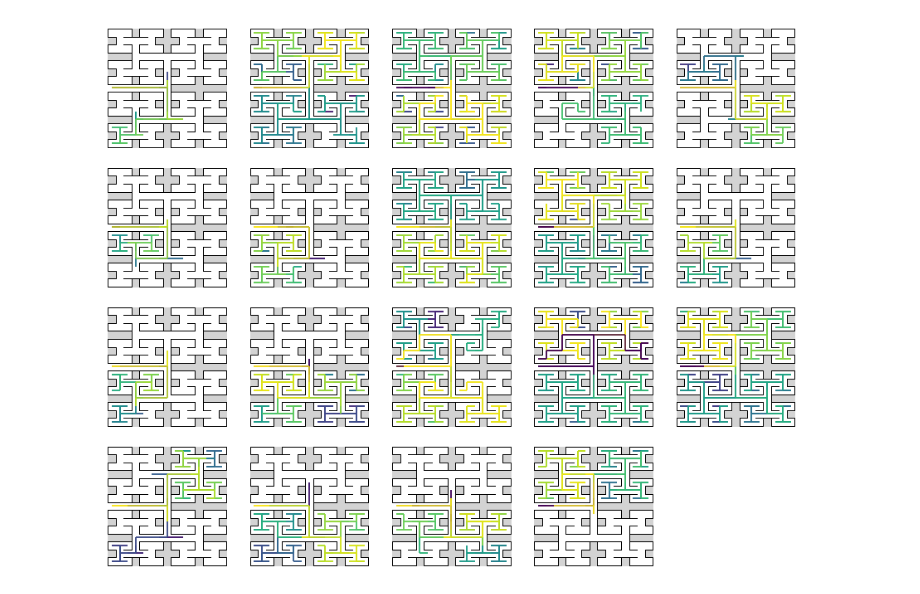
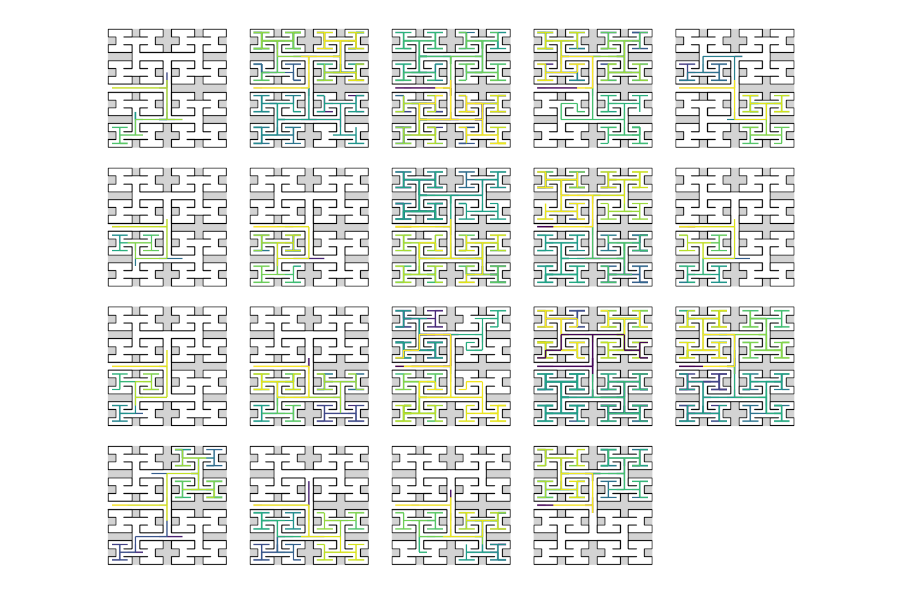
Before and after one commit to marwanrahman/maze_reinforcement_learning, a Jupyter notebook: metrics.ipynb, the cells around one changed output. Cells and saved outputs as stored; diff of their text form; code cells hidden in the pictures.

```diff
--- a/metrics.ipynb
+++ b/metrics.ipynb
@@ -45,29 +47,34 @@ def get_path_552(nickname,b):
     x=-0.5+15*tf.ke[b][:,0]
     y=-0.5+15*tf.ke[b][:,1]
     t=np.linspace(0,1,x.shape[0]) # time variable
-    points = np.array([list(x),list(y)]).transpose().tolist()
-    points = list(filter(lambda x: (not math.isnan(x[0])) or (not math.isnan(x[1])), points))
-    points=np.round(points)
-    points = np.array(points,dtype=int)
-    points = [x for x in points if tuple(x) in ma.ce.keys()]
+    points_raw = np.array([list(x),list(y)]).transpose().tolist()
+    points_no_nan = list(filter(lambda x: (not math.isnan(x[0])) or (not math.isnan(x[1])), points_raw))
+    points_rounded = np.array(np.round(points_no_nan), dtype=int)
+    points_valid = [x for x in points_rounded if tuple(x) in ma.ce.keys()]
+    points_valid = remove_consecutive_duplicate_coords(points_valid)
+    #points = [i for (i,j) in zip(points_valid[1:], points_valid) if len(ConnectPath(ma.ce[tuple(j)], ma.ce[tuple(i)], ma))<6]
 
-    points = [i for (i,j) in zip(points[1:], points) if len(ConnectPath(ma.ce[tuple(j)], ma.ce[tuple(i)], ma))<6]
+    new_points = [np.array([0, 7])]
+    for next_coord, curr_coord in zip(points_valid[1:], points_valid):
+        path_length = len(ConnectPath(ma.ce[tuple(curr_coord)], ma.ce[tuple(next_coord)], ma))
+        if path_length<4:
+            new_points.append(next_coord)
 
-    points_copy = points.copy()
+    points_copy = new_points.copy()
     offset = 0
-    for i, (x,y) in enumerate(zip(points[1:], points)):
+    for i, (x,y) in enumerate(zip(new_points[1:], new_points)):
         path = ConnectPath(ma.ce[tuple(y)], ma.ce[tuple(x)], ma)
         if len(path)>2:
             coords = []
             for idx in path[1:-1]:
-                coords.append((ma.xc[idx], ma.yc[idx]))
+                coords.append(np.array([ma.xc[idx], ma.yc[idx]]))
             points_copy[i+1+offset:i+1+offset] = coords
             offset += len(coords)
 
     return points_copy, t
 # %%
-# plot a path (list of coordinates)
-def plot_path_552(points, t, ax):
+# plot a path (list of coordinates) with path coloured based on time
+def plot_path_552_time(points, t, ax):
     points = np.array(points).reshape(-1,1,2)
 
     segs=np.concatenate([points[:-1],points[1:]],axis=1) # array of segments
@@ -92,9 +112,9 @@ with open('outdata/HomeRuns', 'rb') as f:
     Names,HR=pickle.load(f) # bout, starting node, node distance, absolute frame
 sb=[hr[hr[:,2]>1,0][0] for hr in HR] # bout of first home run if past first intersection
 paths, time = [], []
-for i,nickname in enumerate(Names):
-    print(nickname)
+sb_dict = {}
+for i,nickname in tqdm(enumerate(Names), total=len(Names)):
+    sb_dict[nickname] = sb[i]
     path, time_var = get_path_552(nickname,sb[i])
     paths.append(path)
     time.append(time_var)
-print(sb)
@@ -122,13 +121,13 @@ D9
 # %%
-# plot first proper bouts (beyond the first junction) of all 19 animals
+# plot first proper bouts (beyond the first junction) of all 19 animals (with time)
 fig,ax=plt.subplots(4,5,figsize=(12,10))
-for i in range(len(paths)):
-    plot_path_552(paths[i], time[i], ax[i//5,i%5])
+for i, path in tqdm(enumerate(paths), total=len(paths)):
+    plot_path_552_time(path, time[i], ax[i//5,i%5])
 
 lastax=ax[-1,-1] # deal with the last panel
 plot([0],[0],fmts=['w.'],equal=True,yflip=True,
           xhide=True,yhide=True,axes=lastax) # Draw nothing, helps for some reason
 lastax.axis('off')
 plt.show()
 # %% [output]
-[figure, old version]
+[figure, new version]
```
Also changed, not shown: parts of 21 cells of this notebook.
